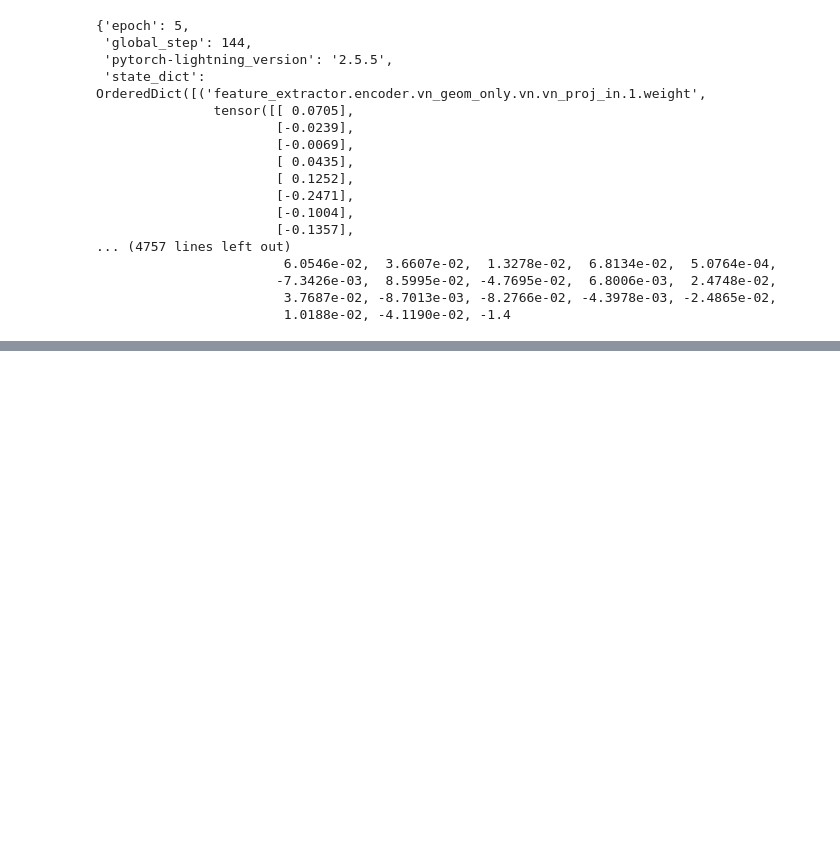
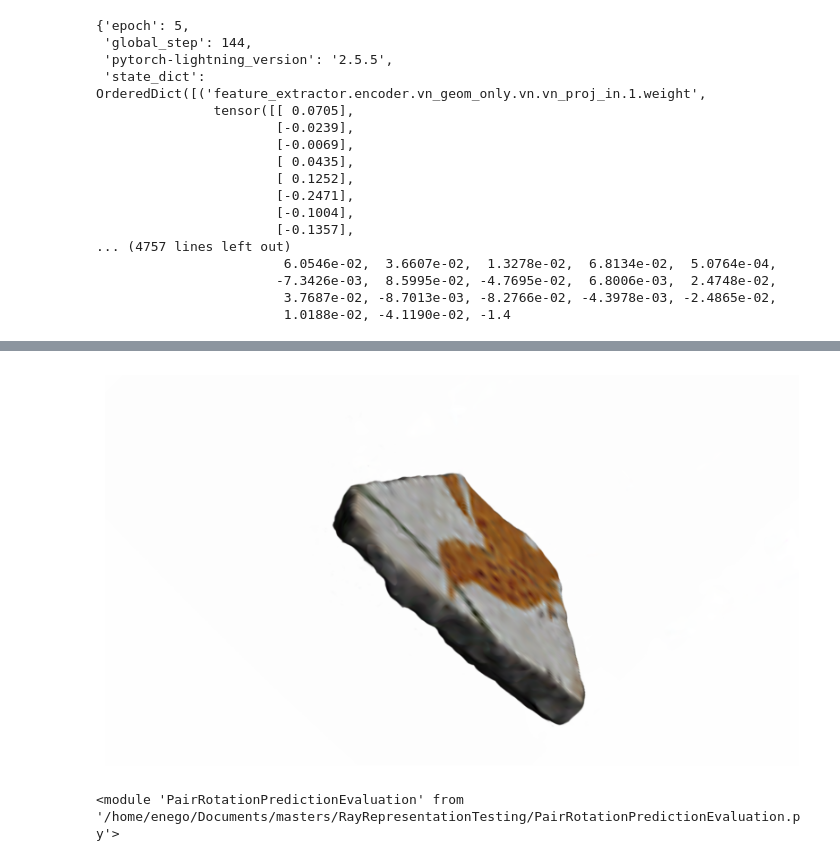
Before and after one commit to EnegoComley/RayRepresentationTesting, a Jupyter notebook: EvaluationTesting.ipynb, the cells around one changed output, grey strips where cells are left out. Cells and saved outputs as stored; diff of their text form; code cells hidden in the pictures; blank space fills up the shorter version.

```diff
--- a/EvaluationTesting.ipynb
+++ b/EvaluationTesting.ipynb
@@ -352,0 +536,9 @@ from
+# %%
+visualise_grid(grid_info_2[0][0])
+# %% [output]
+[figure, added]
+# %%
+import PairRotationPredictionEvaluation as PRPE
+reload(PRPE)
+# %% [output]
+<module 'PairRotationPredictionEvaluation' from '/home/enego/Documents/masters/RayRepresentationTesting/PairRotationPredictionEvaluation.py'>
```
Also changed, not shown: parts of 82 cells of this notebook, 3 other files.
